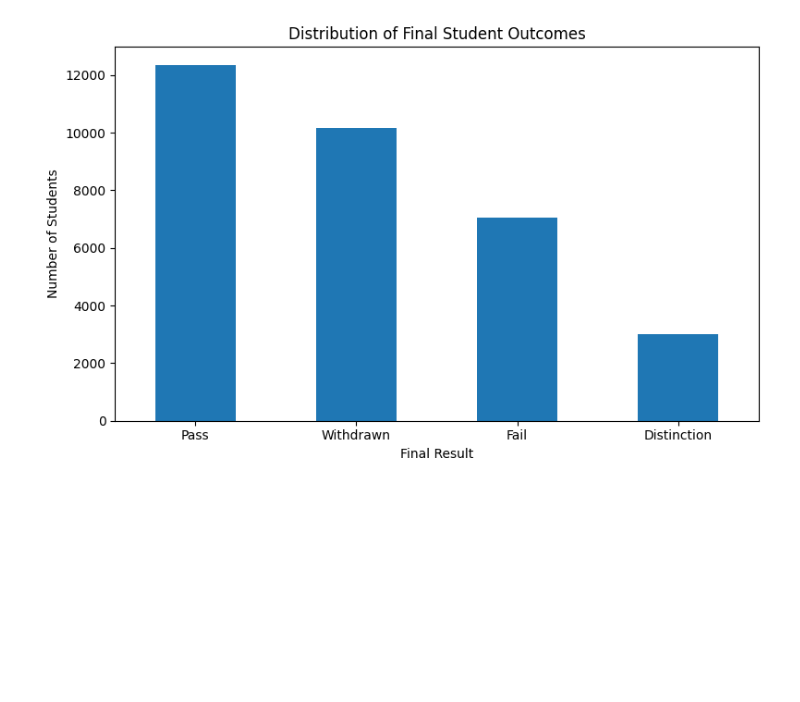
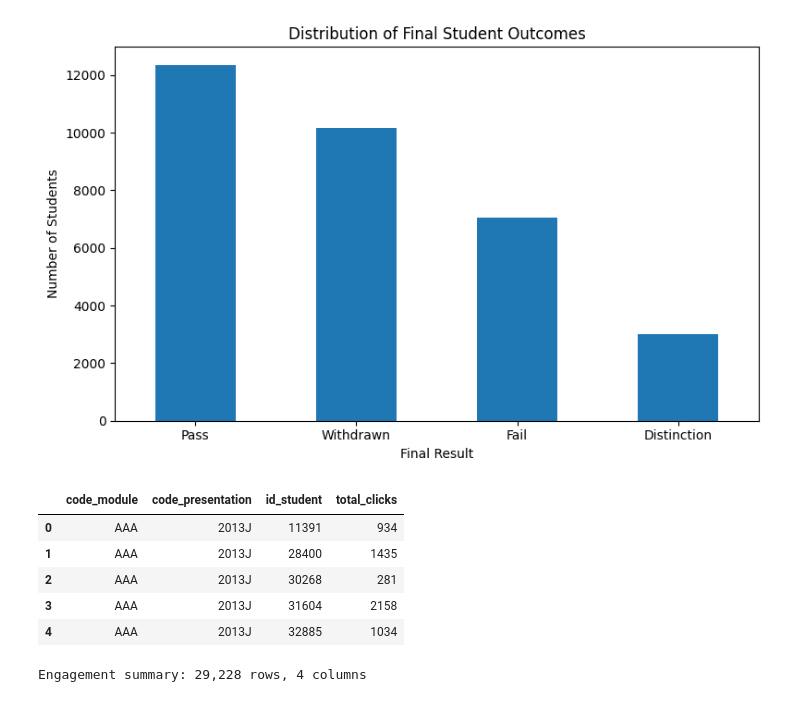
Before and after one commit to maverick8675309/seaid-framework, a Jupyter notebook: Notebooks/01_data_exploration.ipynb, the cells around one changed output. Cells and saved outputs as stored; diff of their text form; code cells hidden in the pictures; blank space fills up the shorter version.

```diff
--- a/Notebooks/01_data_exploration.ipynb
+++ b/Notebooks/01_data_exploration.ipynb
@@ -328,3 +328,40 @@ save_figure(
 )
 # %% [output]
 [figure]
+# %%
+# Aggregate total VLE activity for each student-course presentation
+
+student_engagement = (
+    student_vle
+    .groupby(
+        [
+            "code_module",
+            "code_presentation",
+            "id_student"
+        ],
+        as_index=False
+    )["sum_click"]
+    .sum()
+    .rename(
+        columns={
+            "sum_click": "total_clicks"
+        }
+    )
+)
+
+student_engagement.head()
+# %% [output]
+|  | code_module | code_presentation | id_student | total_clicks |
+| 0 | AAA | 2013J | 11391 | 934 |
+| 1 | AAA | 2013J | 28400 | 1435 |
+| 2 | AAA | 2013J | 30268 | 281 |
+| 3 | AAA | 2013J | 31604 | 2158 |
+| 4 | AAA | 2013J | 32885 | 1034 |
+# %%
+print(
+    f"Engagement summary: "
+    f"{student_engagement.shape[0]:,} rows, "
+    f"{student_engagement.shape[1]} columns"
+)
+# %% [output]
+Engagement summary: 29,228 rows, 4 columns
```
Also changed, not shown: parts of 8 cells of this notebook.
